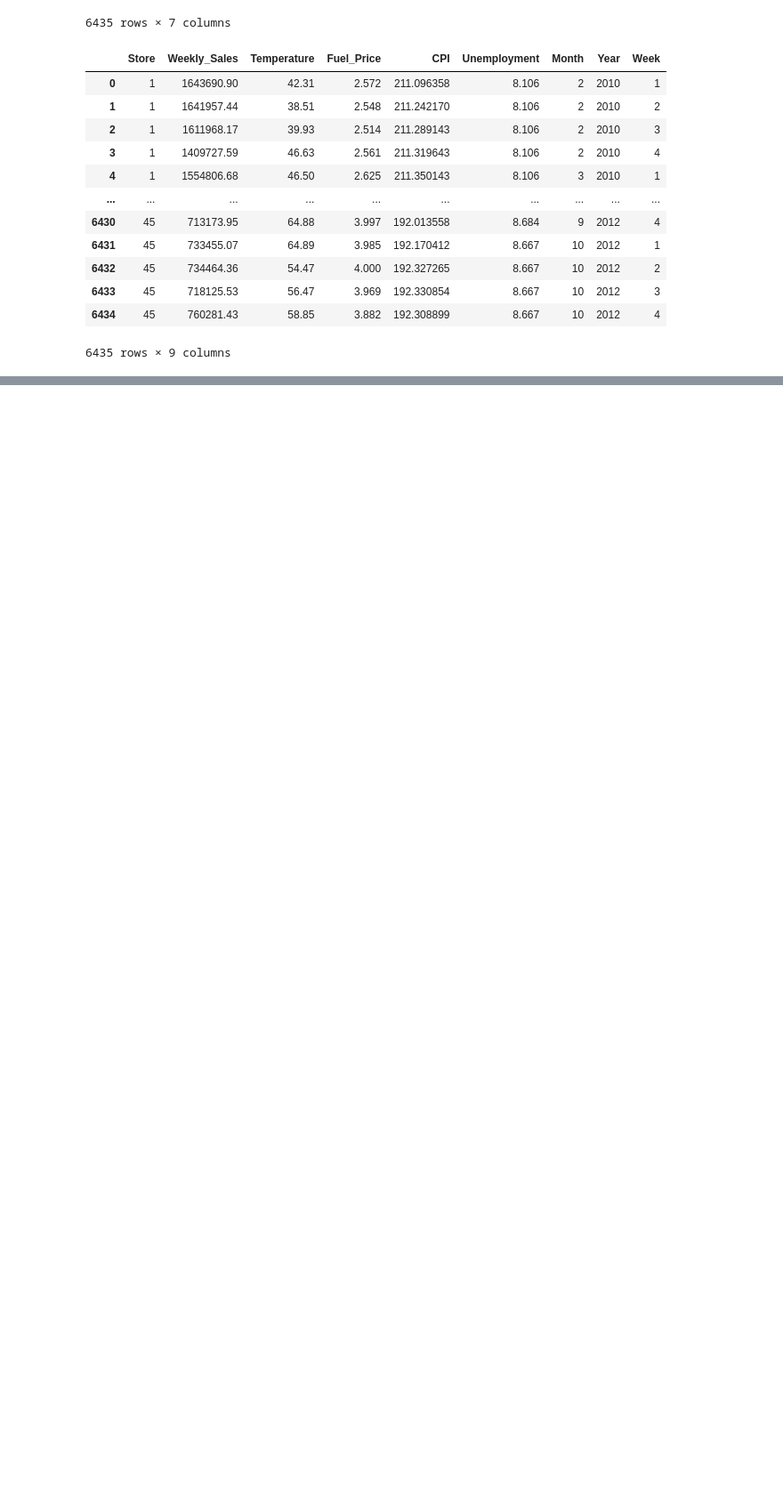
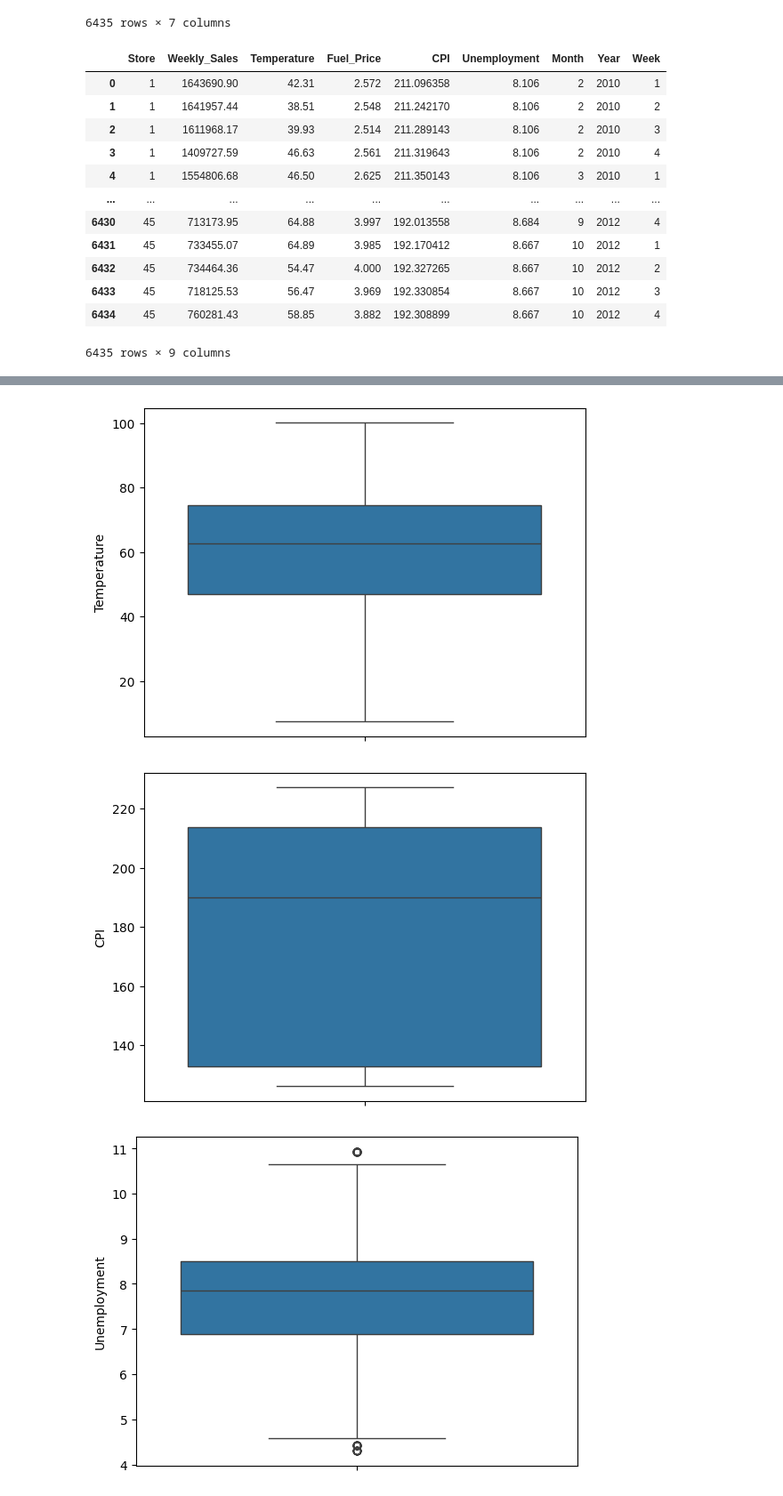
Before and after one commit to yushi2006/walmart-sales-forecasting, a Jupyter notebook: notebooks/processing.ipynb, the cells around one changed output, grey strips where cells are left out. Shown at 89% size. Saved outputs shown, nothing was run; the diff lists cells and outputs as text; code cells hidden in the pictures; blank space fills up the shorter version.

```diff
--- a/notebooks/processing.ipynb
+++ b/notebooks/processing.ipynb
@@ -78,0 +92,23 @@ df
+# %%
+def remove_outlier(feature):
+    Q1 = np.percentile(df[feature], 25, method='midpoint')
+    Q3 = np.percentile(df[feature], 75, method='midpoint')
+    IQR = Q3 - Q1
+
+    lower = Q1 - 1.5 * IQR
+    upper = Q3 + 1.5 * IQR
+
+    df_filtered = df[(df[feature] >= lower) & (df[feature] <= upper)]
+
+    return df_filtered
+# %%
+for feature in features:
+    df = remove_outlier(feature)
+# %%
+for feature in features:
+    sns.boxplot(df, y=feature)
+    plt.show()
+# %% [output]
+[figure, added]
+[figure, added]
+[figure, added]
```
Also changed, not shown: parts of 8 cells of this notebook, 6 other files.
